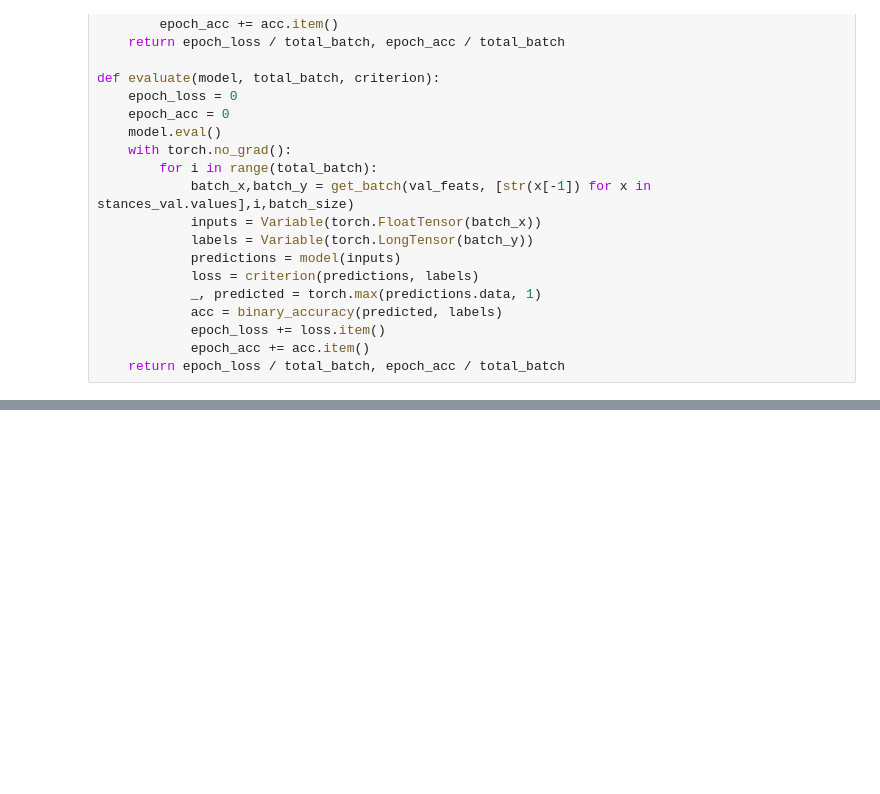
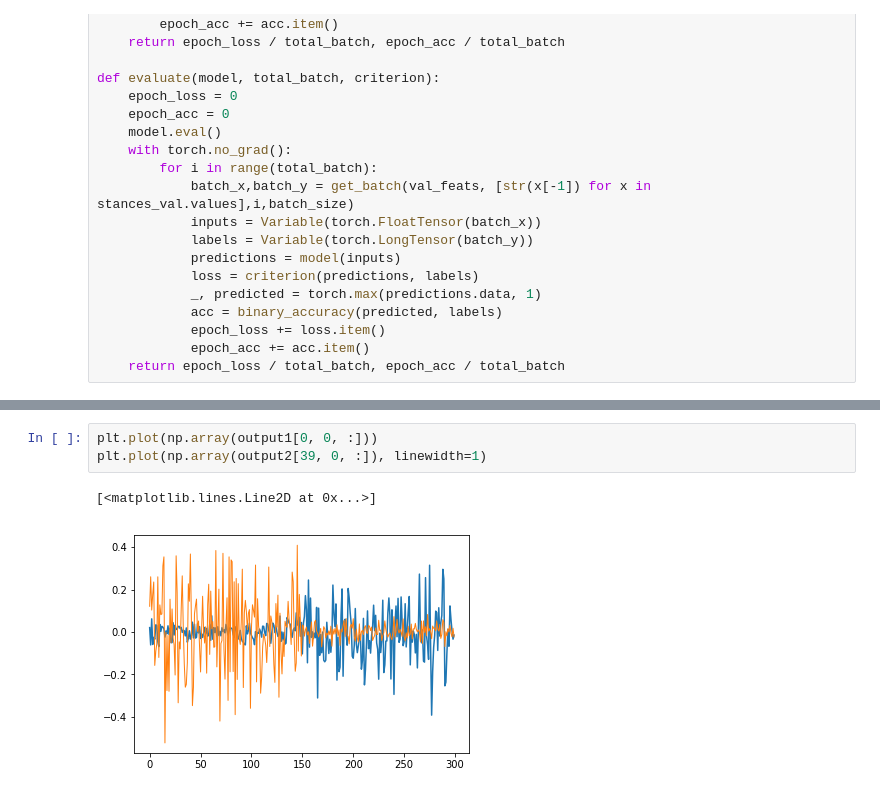
Before and after one commit to CornellDataScience/Insights-FakeNews, a Jupyter notebook: Stance Detection Viz.ipynb, the cells around one changed output, grey strips where cells are left out. Drawn from its saved outputs; the diff is of its cells as text; blank space fills up the shorter version.

```diff
--- a/Stance Detection Viz.ipynb
+++ b/Stance Detection Viz.ipynb
@@ -399,0 +515,6 @@ for cell in all_cells:
+# %%
+plt.plot(np.array(output1[0, 0, :]))
+plt.plot(np.array(output2[39, 0, :]), linewidth=1)
+# %% [output]
+[<matplotlib.lines.Line2D at 0x...>]
+[figure, added]
```
Also changed, not shown: parts of 35 cells of this notebook, 11 other files.
